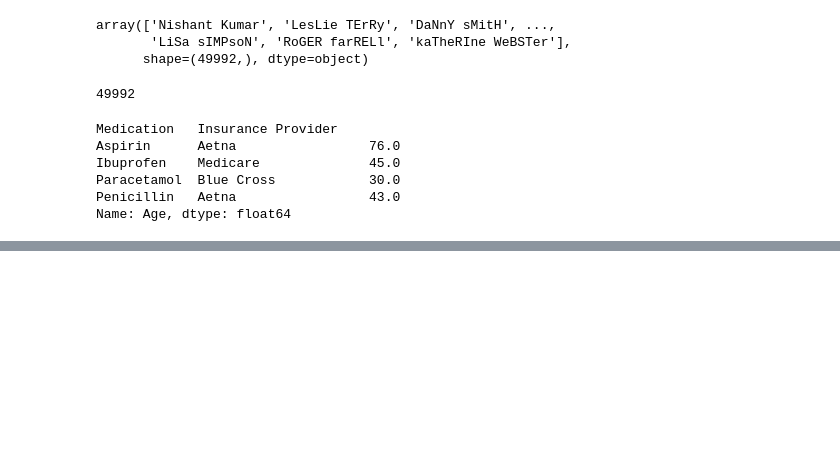
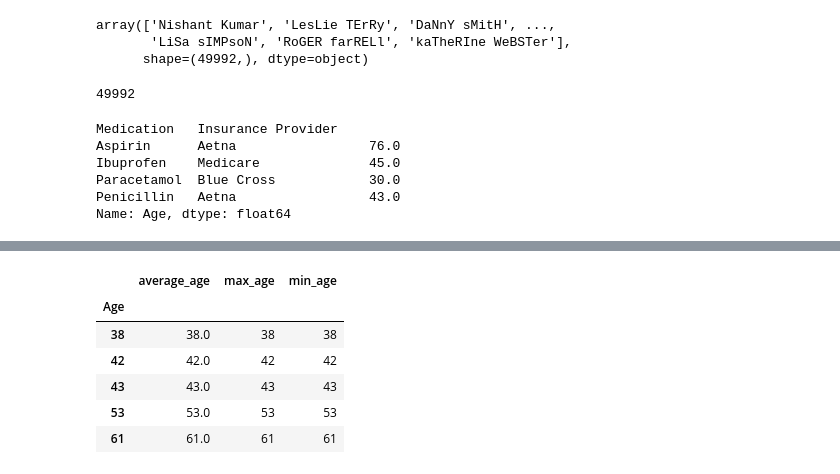
Before and after one commit to NK1234524/Pandas-Learn, a Jupyter notebook: Pandas.ipynb, the cells around one changed output, grey strips where cells are left out. Drawn from its saved outputs; the diff is of its cells as text; code cells hidden in the pictures; blank space fills up the shorter version.

```diff
--- a/Pandas.ipynb
+++ b/Pandas.ipynb
@@ -405,0 +418,17 @@ df
+# %%
+# Data Frame used through aggregation
+dff = Data_Frame.tail()
+dff_new = dff.groupby("Age").agg(
+    average_age = ("Age","mean"),
+    max_age = ("Age","max"),
+    min_age = ("Age","min")
+)
+dff_new
+# %% [output]
+|  | average_age | max_age | min_age |
+| Age |  |  |  |
+| 38 | 38.0 | 38 | 38 |
+| 42 | 42.0 | 42 | 42 |
+| 43 | 43.0 | 43 | 43 |
+| 53 | 53.0 | 53 | 53 |
+| 61 | 61.0 | 61 | 61 |
```
Also changed, not shown: parts of 2 cells of this notebook.
